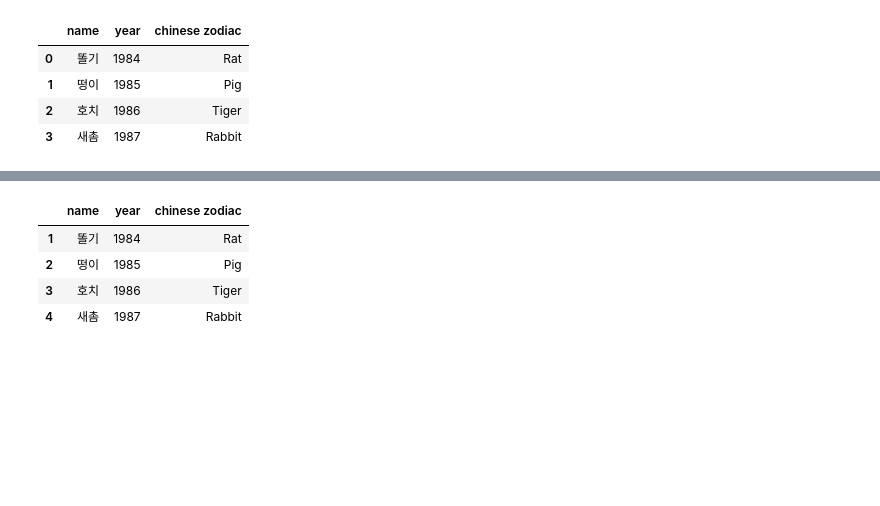
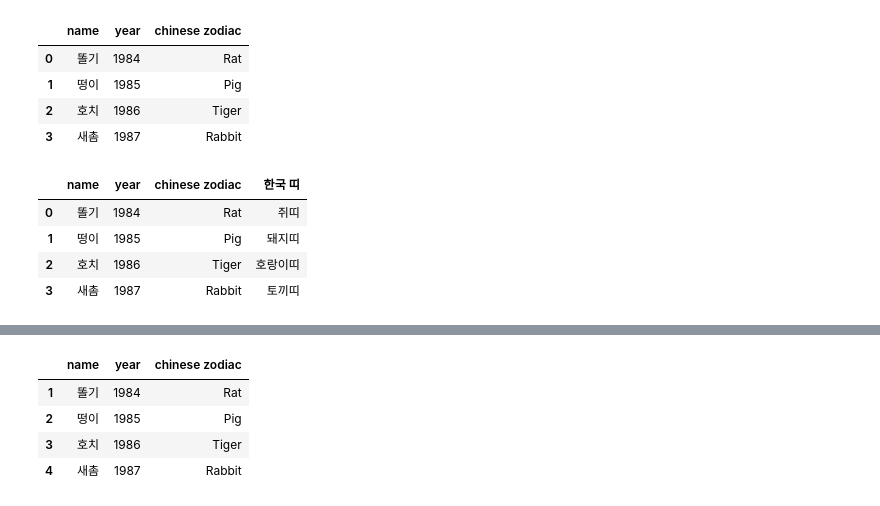
Before and after one commit to LyuGGang/python-data-analytics-lecture, a Jupyter notebook: 강의자료/6_pandas.ipynb, the cells around one changed output, grey strips where cells are left out. Saved outputs shown, nothing was run; the diff lists cells and outputs as text; code cells hidden in the pictures; blank space fills up the shorter version.

```diff
--- a/강의자료/6_pandas.ipynb
+++ b/강의자료/6_pandas.ipynb
@@ -233,0 +240,8 @@ df
+# %%
+df
+# %% [output]
+|  | name | year | chinese zodiac | 한국 띠 |
+| 0 | 똘기 | 1984 | Rat | 쥐띠 |
+| 1 | 떵이 | 1985 | Pig | 돼지띠 |
+| 2 | 호치 | 1986 | Tiger | 호랑이띠 |
+| 3 | 새촘 | 1987 | Rabbit | 토끼띠 |
```
Also changed, not shown: parts of 67 cells of this notebook, 1 other file.
